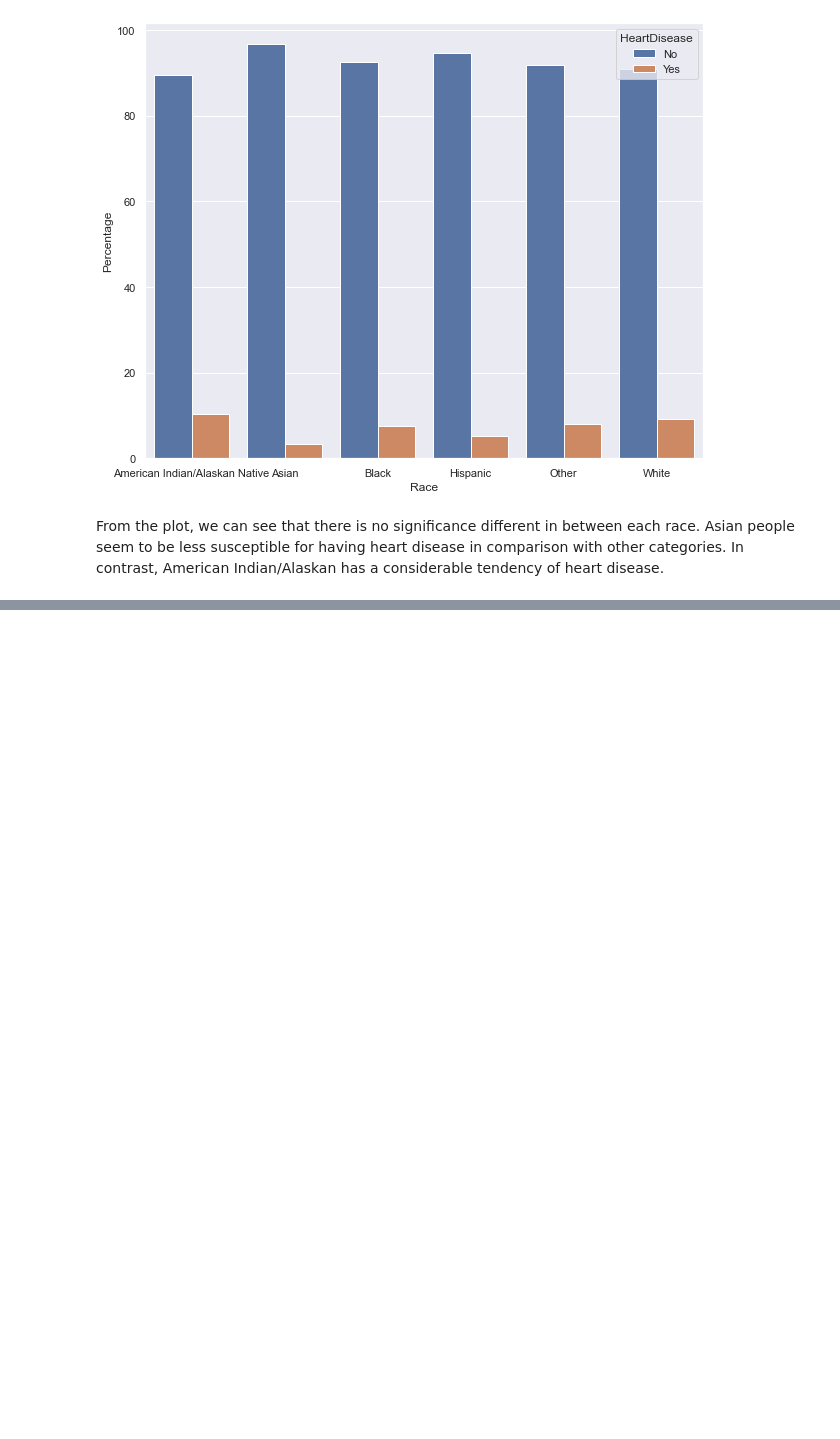
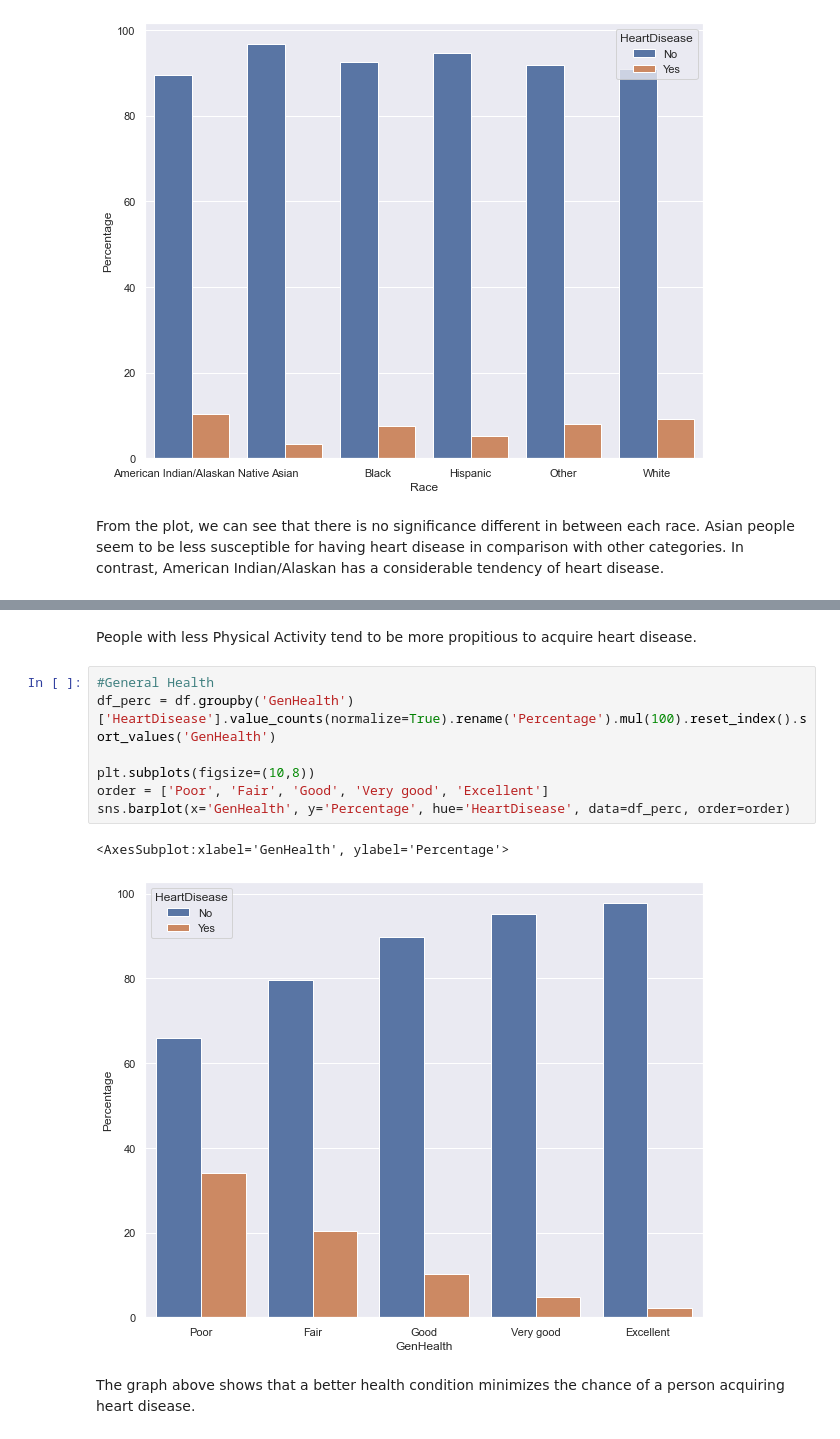
Before and after one commit to YulinLi98/INDE_577_Repo, a Jupyter notebook: Exploratory Data Analysis.ipynb, the cells around one changed output, grey strips where cells are left out. Drawn from its saved outputs; the diff is of its cells as text; blank space fills up the shorter version.

```diff
--- a/Exploratory Data Analysis.ipynb
+++ b/Exploratory Data Analysis.ipynb
@@ -164,0 +185,14 @@ From the plot, we can see that there is no significance different in between eac
+# %% [markdown]
+People with less Physical Activity tend to be more propitious to acquire heart disease.
+# %%
+#General Health
+df_perc = df.groupby('GenHealth')['HeartDisease'].value_counts(normalize=True).rename('Percentage').mul(100).reset_index().sort_values('GenHealth')
+
+plt.subplots(figsize=(10,8))
+order = ['Poor', 'Fair', 'Good', 'Very good', 'Excellent']
+sns.barplot(x='GenHealth', y='Percentage', hue='HeartDisease', data=df_perc, order=order)
+# %% [output]
+<AxesSubplot:xlabel='GenHealth', ylabel='Percentage'>
+[figure, added]
+# %% [markdown]
+The graph above shows that a better health condition minimizes the chance of a person acquiring heart disease.
```
Also changed, not shown: parts of 3 cells of this notebook.
